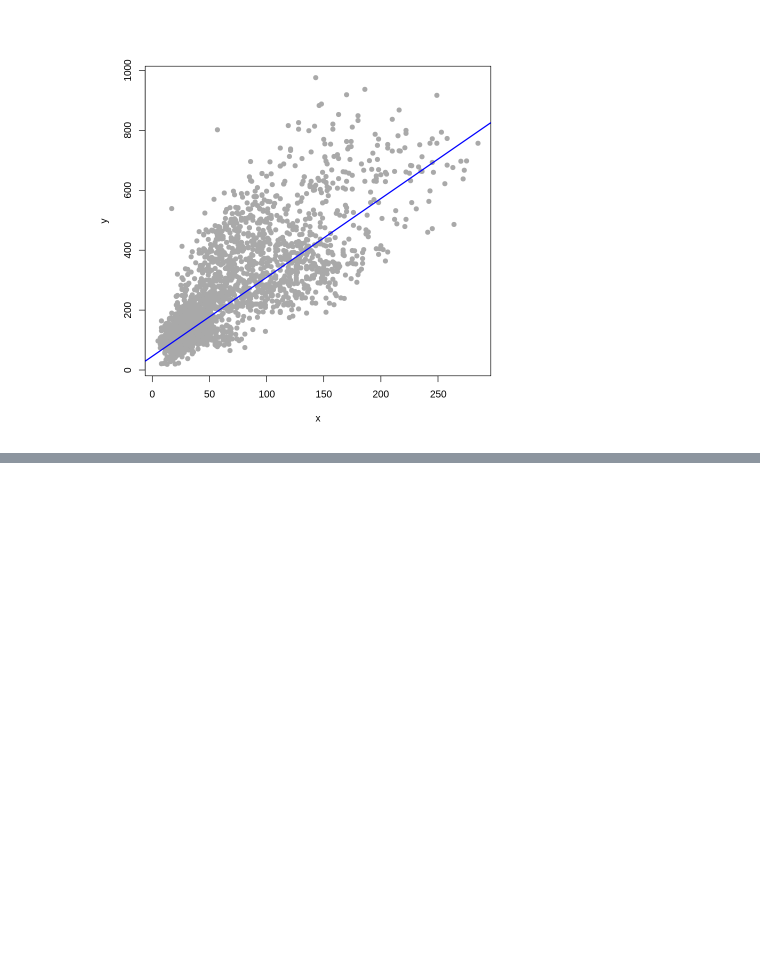
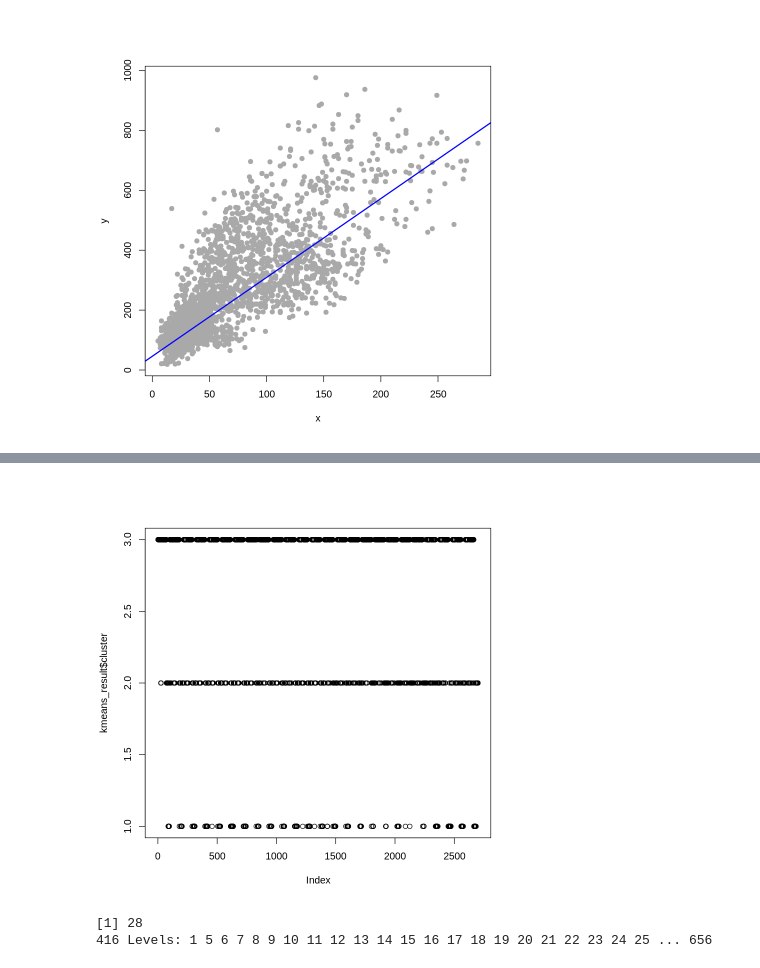
Before and after one commit to nicolasallp/tar-01-26-Davi-Kayky-Nicolas, a Jupyter notebook: criminalidade/estatisticas_criminalidade.ipynb, the cells around one changed output, grey strips where cells are left out. Cells and saved outputs as stored; diff of their text form; code cells hidden in the pictures; blank space fills up the shorter version.

```diff
--- a/criminalidade/estatisticas_criminalidade.ipynb
+++ b/criminalidade/estatisticas_criminalidade.ipynb
@@ -405,0 +462,21 @@ abline(modelo, col = "blue", lwd = 2)
+# %%
+dados <- df[, c("FURTO_OUTROS", "LESAO_CORPORAL_DOLOSA")]
+
+kmeans_result <- kmeans(dados, centers = 3)
+
+plot(kmeans_result$cluster)
+# %% [output]
+[figure, added]
+# %%
+# Seleciona a primeira linha (colunas 2 e 3) como o novo ponto.
+newcrime <- df[1, 5:7, drop = FALSE]
+knn_pred <- knn(
+  train = df[-1, 5:7], # dados de treino
+  test = newcrime, # ponto a classificar
+  cl = df[-1,17], # rótulos do treino
+  k = 20 # números de vizinhos
+)
+knn_pred
+# %% [output]
+[1] 28
+416 Levels: 1 5 6 7 8 9 10 11 12 13 14 15 16 17 18 19 20 21 22 23 24 25 ... 656
```
Also changed, not shown: parts of 6 cells of this notebook.
